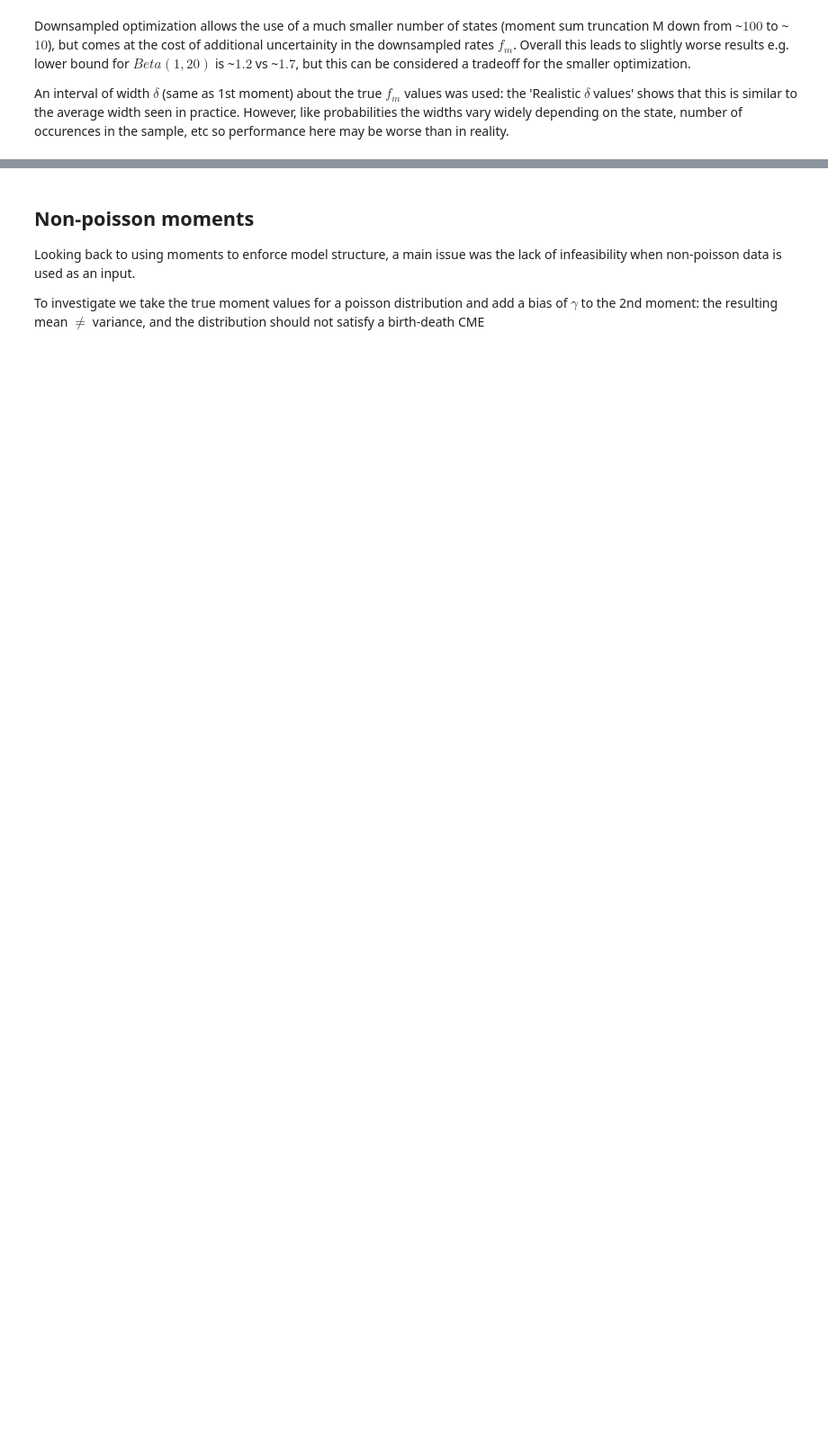
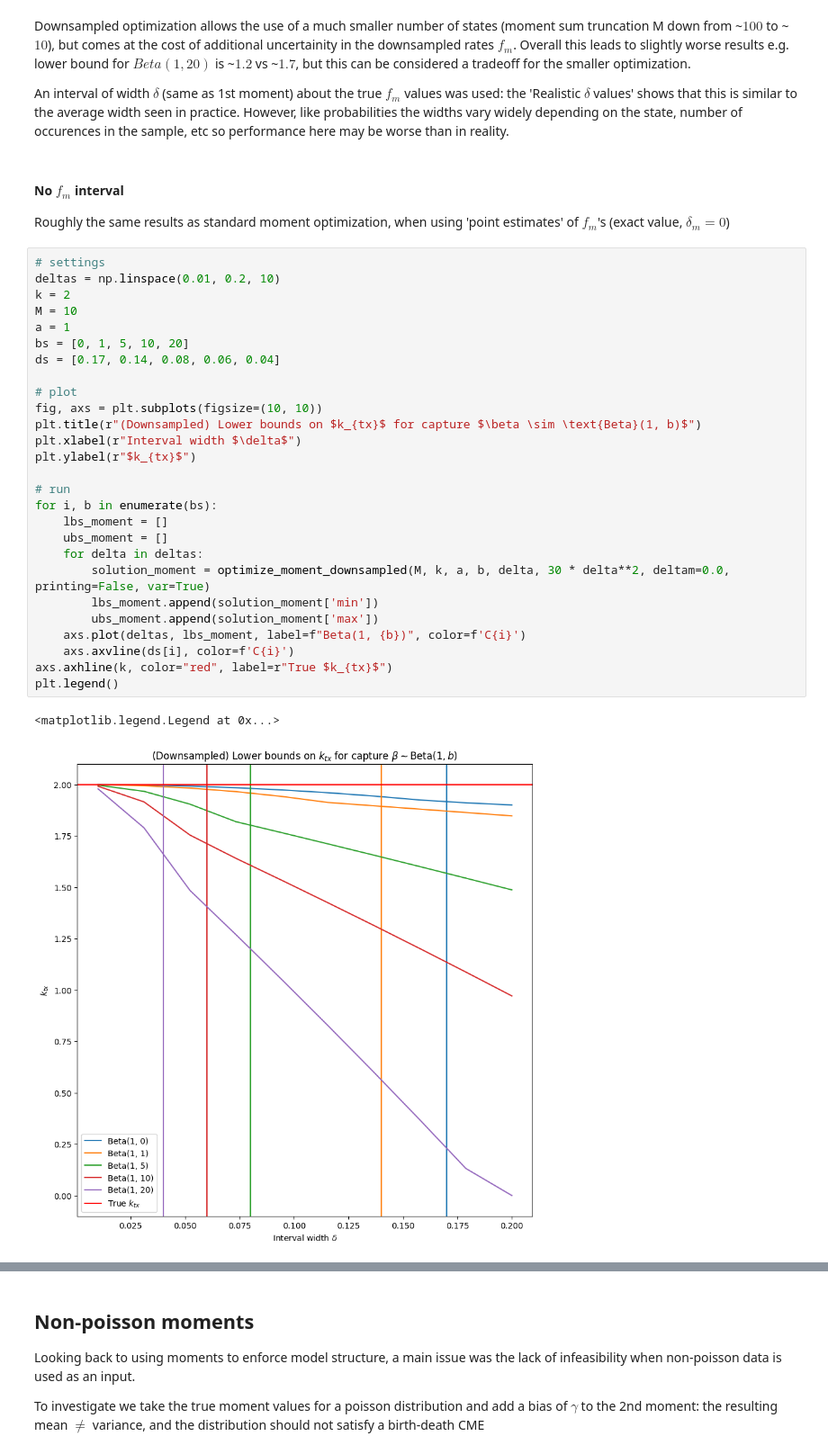
Before and after one commit to willjgh/M5R, a Jupyter notebook: Interaction/Moment-Experiments/moment_model_link.ipynb, the cells around one changed output, grey strips where cells are left out. Shown at 90% size. Cells and saved outputs as stored; diff of their text form; blank space fills up the shorter version.

Commit message:
Investigation of distribution bounds given moment constraints

```diff
--- a/Interaction/Moment-Experiments/moment_model_link.ipynb
+++ b/Interaction/Moment-Experiments/moment_model_link.ipynb
@@ -512,3 +512,37 @@ plt.legend()
 Downsampled optimization allows the use of a much smaller number of states (moment sum truncation M down from ~$100$ to ~$10$), but comes at the cost of additional uncertainity in the downsampled rates $f_{m}$. Overall this leads to slightly worse results e.g. lower bound for $Beta(1, 20)$ is ~$1.2$ vs ~$1.7$, but this can be considered a tradeoff for the smaller optimization.
 
 An interval of width $\delta$ (same as 1st moment) about the true $f_{m}$ values was used: the 'Realistic $\delta$ values' shows that this is similar to the average width seen in practice. However, like probabilities the widths vary widely depending on the state, number of occurences in the sample, etc so performance here may be worse than in reality.
+# %% [markdown]
+#### No $f_{m}$ interval
+
+Roughly the same results as standard moment optimization, when using 'point estimates' of $f_{m}$'s (exact value, $\delta_{m} = 0$)
+# %%
+# settings
+deltas = np.linspace(0.01, 0.2, 10)
+k = 2
+M = 10
+a = 1
+bs = [0, 1, 5, 10, 20]
+ds = [0.17, 0.14, 0.08, 0.06, 0.04]
+
+# plot
+fig, axs = plt.subplots(figsize=(10, 10))
+plt.title(r"(Downsampled) Lower bounds on $k_{tx}$ for capture $\beta \sim \text{Beta}(1, b)$")
+plt.xlabel(r"Interval width $\delta$")
+plt.ylabel(r"$k_{tx}$")
+
+# run
+for i, b in enumerate(bs):
+    lbs_moment = []
+    ubs_moment = []
+    for delta in deltas:
+        solution_moment = optimize_moment_downsampled(M, k, a, b, delta, 30 * delta**2, deltam=0.0, printing=False, var=True)
+        lbs_moment.append(solution_moment['min'])
+        ubs_moment.append(solution_moment['max'])
+    axs.plot(deltas, lbs_moment, label=f"Beta(1, {b})", color=f'C{i}')
+    axs.axvline(ds[i], color=f'C{i}')
+axs.axhline(k, color="red", label=r"True $k_{tx}$")
+plt.legend()
+# %% [output]
+<matplotlib.legend.Legend at 0x...>
+[figure, added]
```
Also changed, not shown: parts of 33 cells of this notebook.
